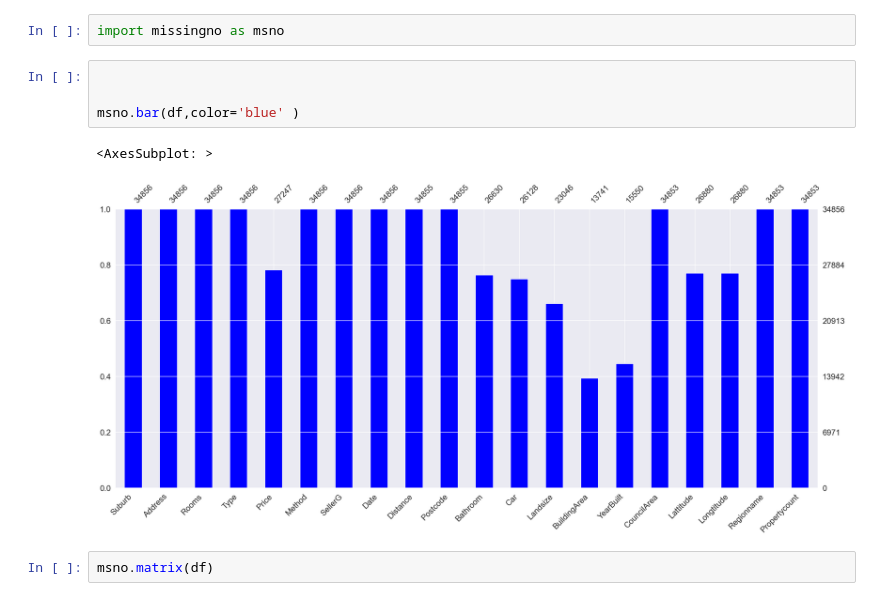
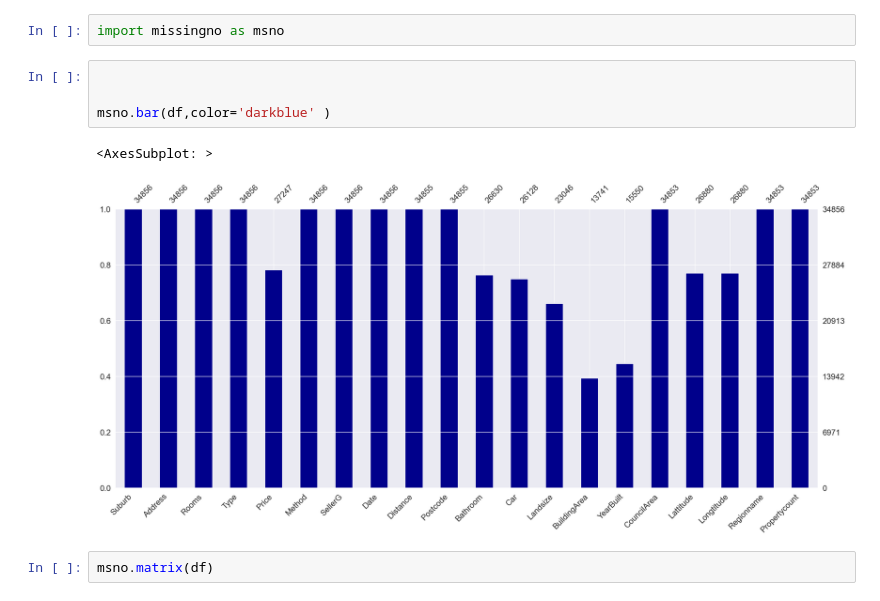
Before and after one commit to Riguini/Melbourne-Housing-Snapshot, a Jupyter notebook: Notebooks/Melbourne_Housing_Dataset.ipynb, the cells around one changed output. Cells and saved outputs as stored; diff of their text form.

```diff
--- a/Notebooks/Melbourne_Housing_Dataset.ipynb
+++ b/Notebooks/Melbourne_Housing_Dataset.ipynb
@@ -178,10 +178,10 @@ import missingno as msno
 # %%
 
 
-msno.bar(df,color='blue' )
+msno.bar(df,color='darkblue' )
 # %% [output]
 <AxesSubplot: >
-[figure, old version]
+[figure, new version]
 # %%
 msno.matrix(df)
 # %% [output]
```
